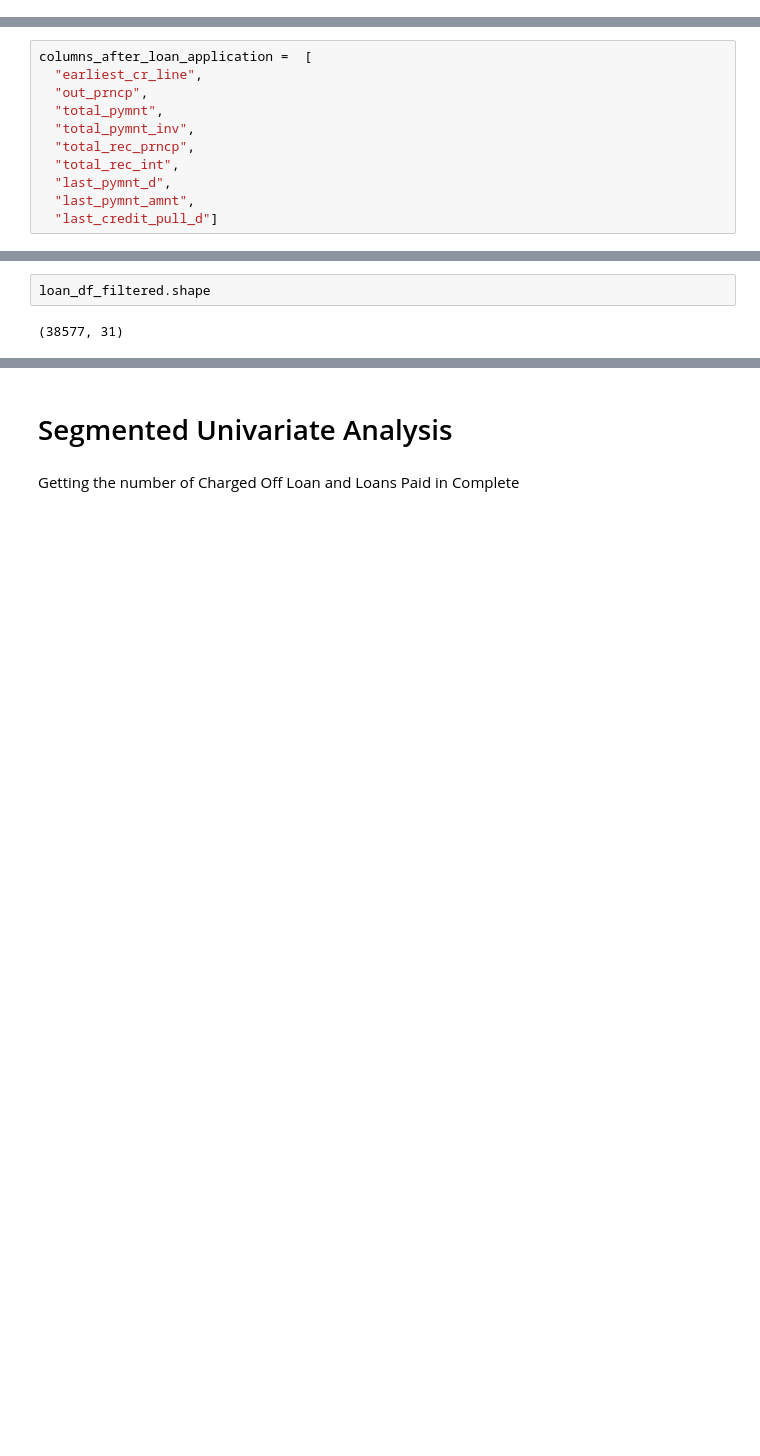
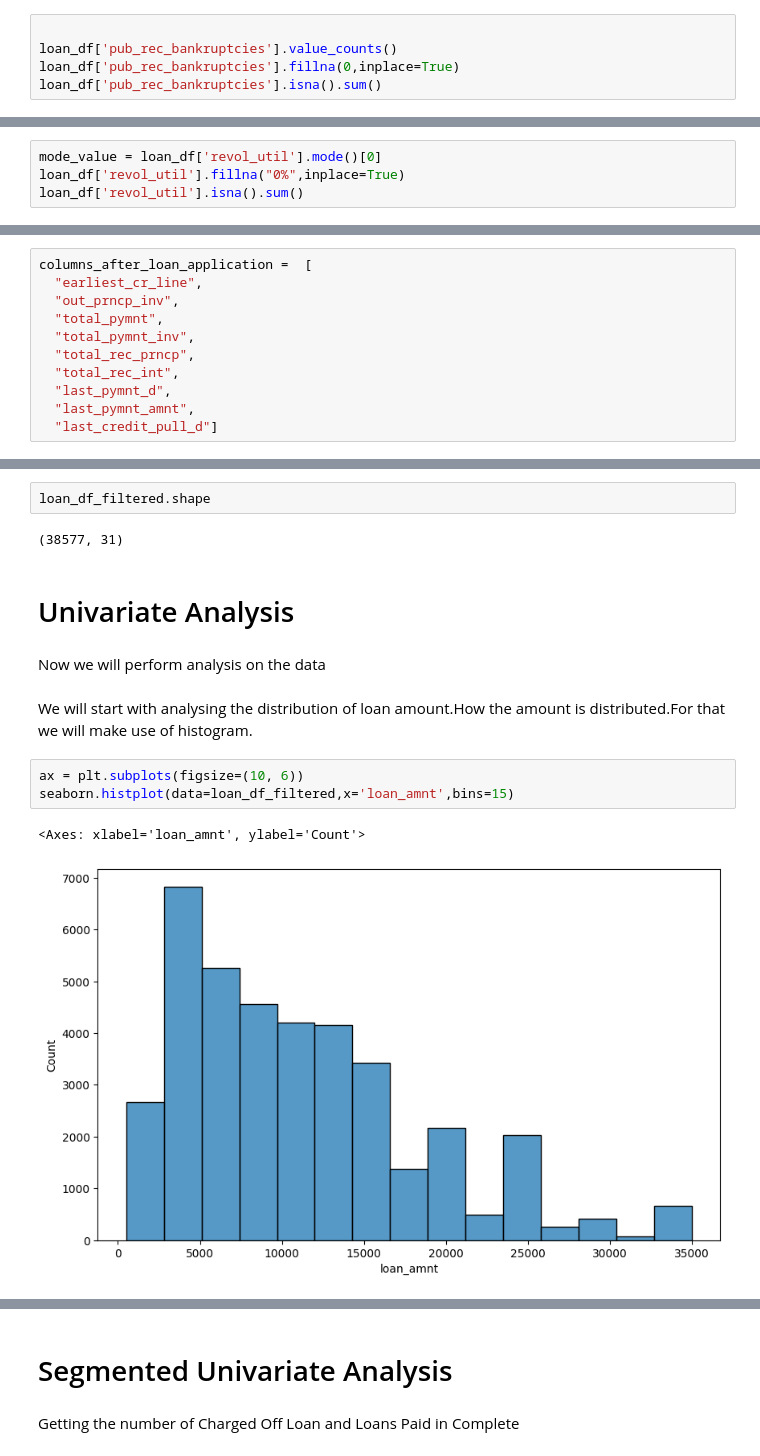
Before and after one commit to gurpreetkalra/LoanClubCaseStudyRepo, a Jupyter notebook: Final_submission_EDA.ipynb, the cells around one changed output, grey strips where cells are left out. Drawn from its saved outputs; the diff is of its cells as text; blank space fills up the shorter version.

```diff
--- a/Final_submission_EDA.ipynb
+++ b/Final_submission_EDA.ipynb
@@ -273,3 +273,8 @@ loan_df['emp_title'].fillna(value=mode_value[0],inplace=True)
 loan_df['emp_title'].isna().sum()
 # %% [output]
 0
+# %%
+
+loan_df['pub_rec_bankruptcies'].value_counts()
+loan_df['pub_rec_bankruptcies'].fillna(0,inplace=True)
+loan_df['pub_rec_bankruptcies'].isna().sum()
@@ -275,0 +286,4 @@ loan_df['emp_title'].isna().sum()
+# %%
+mode_value = loan_df['revol_util'].mode()[0]
+loan_df['revol_util'].fillna("0%",inplace=True)
+loan_df['revol_util'].isna().sum()
@@ -336,7 +343,7 @@ Out of all the columns which we have there will be only few columns which will b
 # %%
 columns_after_loan_application =  [
   "earliest_cr_line",
-  "out_prncp",
+  "out_prncp_inv",
   "total_pymnt",
   "total_pymnt_inv",
   "total_rec_prncp",
@@ -371,3 +398,15 @@ Let us check the shape of the dataset after filtering
 loan_df_filtered.shape
 # %% [output]
 (38577, 31)
+# %% [markdown]
+# Univariate Analysis
+# %% [markdown]
+Now we will perform analysis on the data
+# %% [markdown]
+We will start with analysing the distribution of loan amount.How the amount is distributed.For that we will make use of histogram.
+# %%
+ax = plt.subplots(figsize=(10, 6))
+seaborn.histplot(data=loan_df_filtered,x='loan_amnt',bins=15)
+# %% [output]
+<Axes: xlabel='loan_amnt', ylabel='Count'>
+[figure, added]
```
Also changed, not shown: parts of 24 cells of this notebook, 1 other file.
